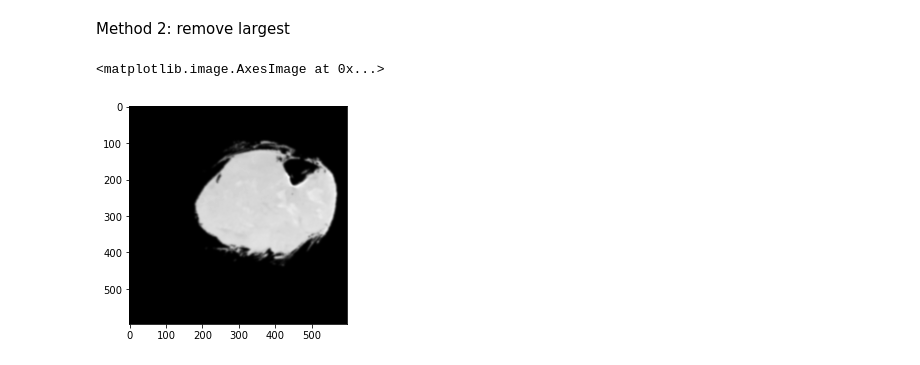
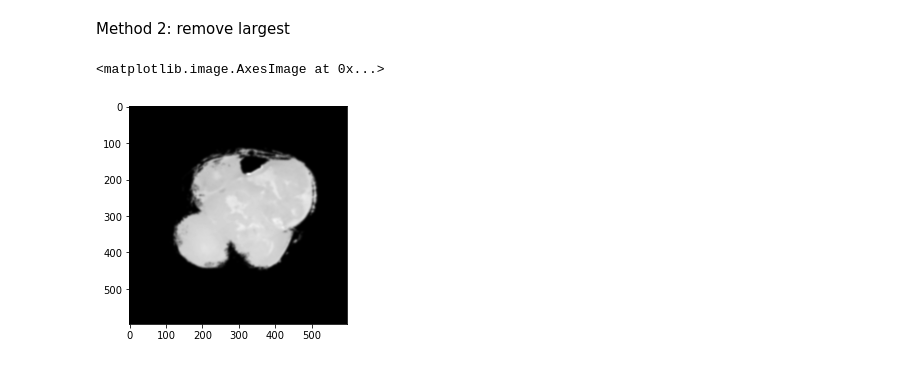
Before and after one commit to siminpan/MOSJ-3DCT, a Jupyter notebook: python/readdicom.ipynb, the cells around one changed output. Saved outputs shown, nothing was run; the diff lists cells and outputs as text; code cells hidden in the pictures.

```diff
--- a/python/readdicom.ipynb
+++ b/python/readdicom.ipynb
@@ -235,12 +222,10 @@ assert np.all(new_data == result)
 # %% [markdown]
 Method 2: remove largest
 # %%
-# Adaptive Thresholding
-from skimage.filters import threshold_local
-
+# assign image
 a = ArrayDicom.copy()
-image = a[:, :, 381].copy()
+image = a[:, :, 149].copy()
 plt.imshow(image)
 # %% [output]
 <matplotlib.image.AxesImage at 0x...>
-[figure, old version]
+[figure, new version]
```
Also changed, not shown: parts of 30 cells of this notebook.
